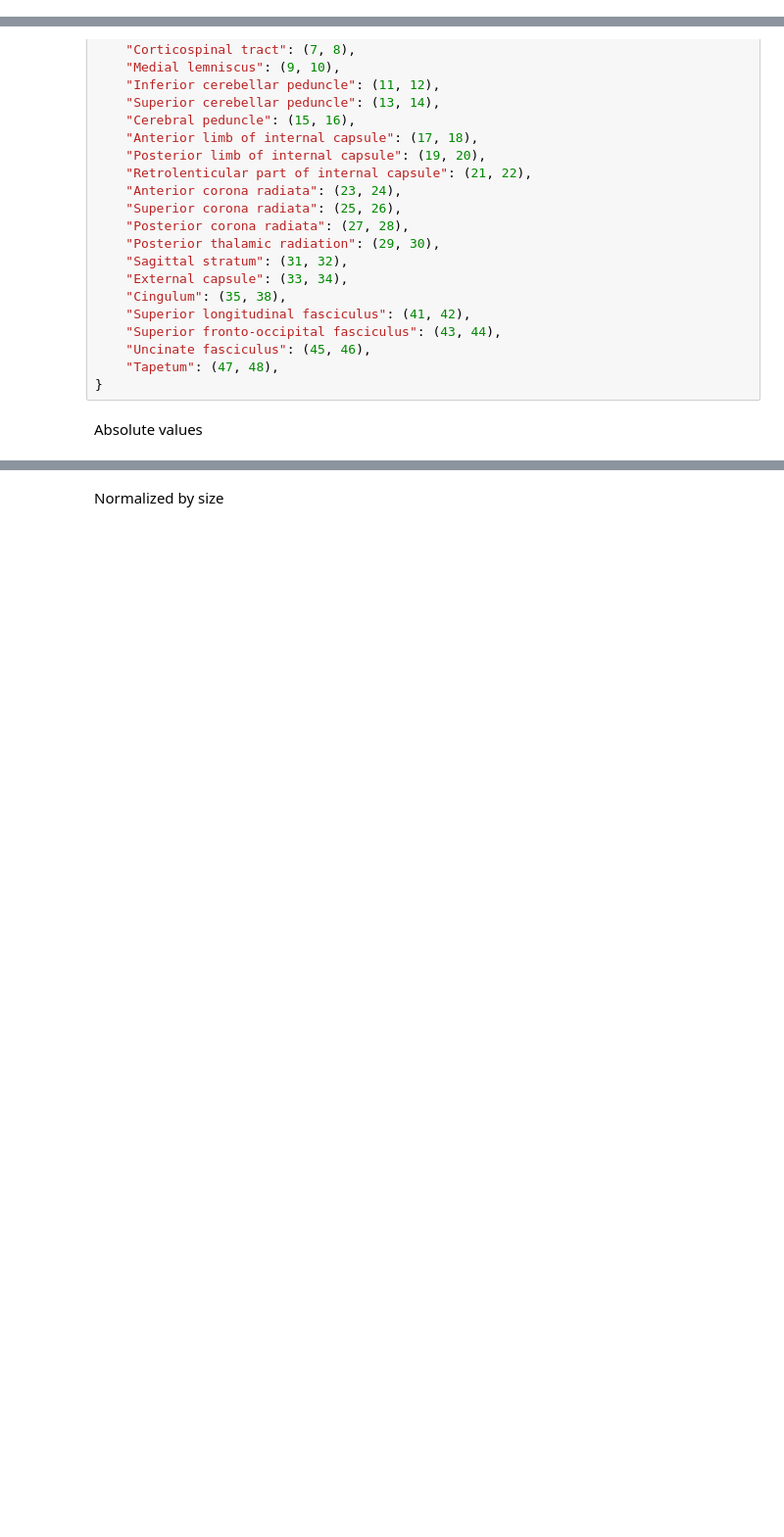
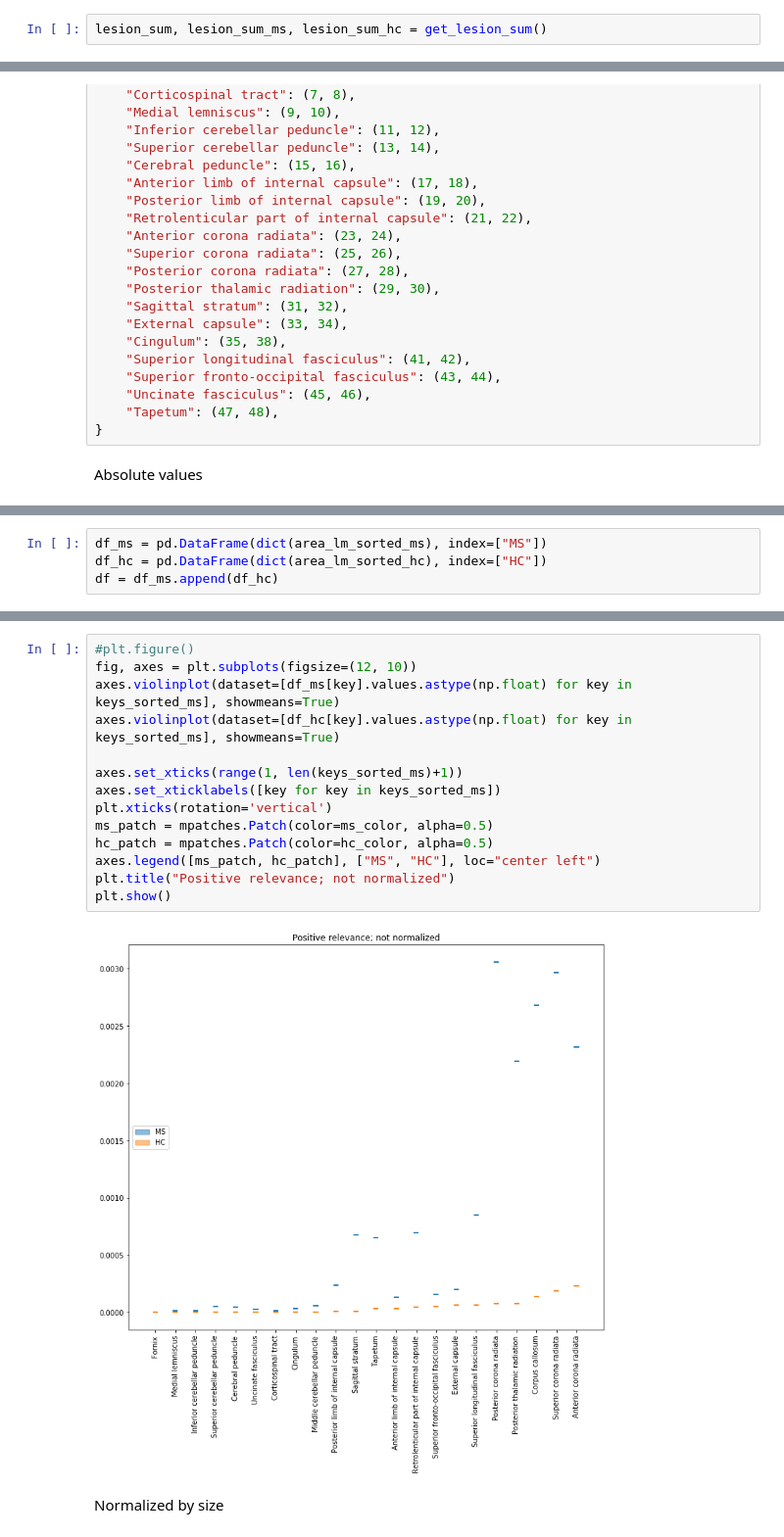
Before and after one commit to derEitel/explainableMS, a Jupyter notebook: Other investigations/Count lesion ratio of total tissue and area wise.ipynb, the cells around one changed output, grey strips where cells are left out. Shown: that part at 98% size. Drawn from its saved outputs; the diff is of its cells as text; blank space fills up the shorter version.

```diff
--- a/Other investigations/Count lesion ratio of total tissue and area wise.ipynb
+++ b/Other investigations/Count lesion ratio of total tissue and area wise.ipynb
@@ -258,0 +280,2 @@ No lesion mask in training. abel: HC
+# %%
+lesion_sum, lesion_sum_ms, lesion_sum_hc = get_lesion_sum()
@@ -316,0 +371,4 @@ plt.show()
+# %%
+df_ms = pd.DataFrame(dict(area_lm_sorted_ms), index=["MS"])
+df_hc = pd.DataFrame(dict(area_lm_sorted_hc), index=["HC"])
+df = df_ms.append(df_hc)
@@ -317,3 +382,19 @@ plt.show()
+# %%
+#plt.figure()
+fig, axes = plt.subplots(figsize=(12, 10))
+axes.violinplot(dataset=[df_ms[key].values.astype(np.float) for key in keys_sorted_ms], showmeans=True)
+axes.violinplot(dataset=[df_hc[key].values.astype(np.float) for key in keys_sorted_ms], showmeans=True)
+
+axes.set_xticks(range(1, len(keys_sorted_ms)+1))
+axes.set_xticklabels([key for key in keys_sorted_ms])
+plt.xticks(rotation='vertical')
+ms_patch = mpatches.Patch(color=ms_color, alpha=0.5)
+hc_patch = mpatches.Patch(color=hc_color, alpha=0.5)
+axes.legend([ms_patch, hc_patch], ["MS", "HC"], loc="center left")
+plt.title("Positive relevance; not normalized")
+plt.show()
+# %% [output]
+[figure, added]
 # %% [markdown]
 Normalized by size
 # %%
```
Also changed, not shown: parts of 24 cells of this notebook.
